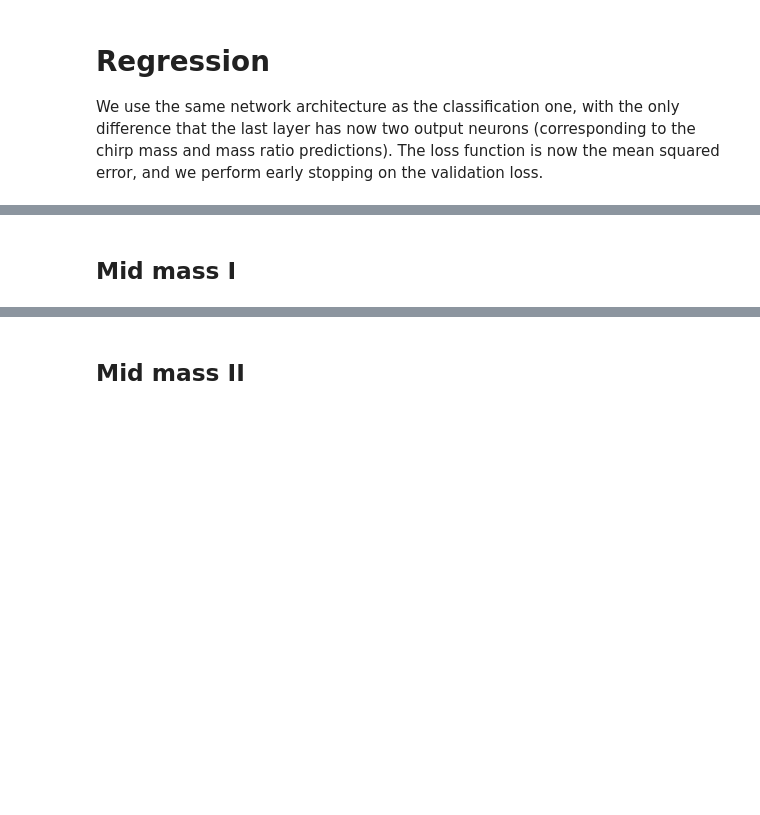
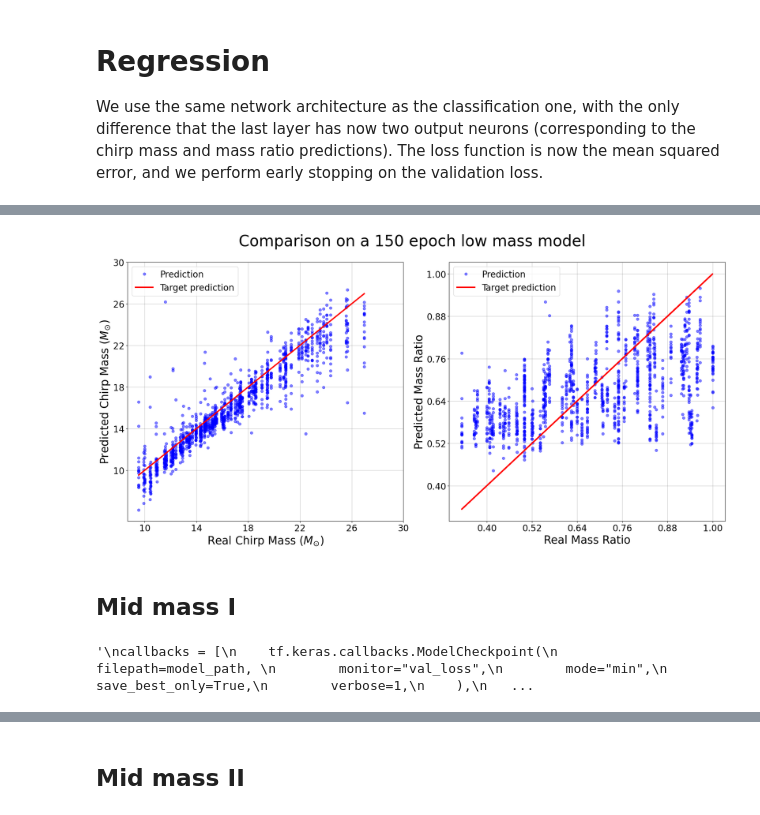
Before and after one commit to gaiavolpi/Thesis, a Jupyter notebook: 4_regression.ipynb, the cells around one changed output, grey strips where cells are left out. Cells and saved outputs as stored; diff of their text form; code cells hidden in the pictures; blank space fills up the shorter version.

Commit message:
finished classification and regression

```diff
--- a/4_regression.ipynb
+++ b/4_regression.ipynb
@@ -135,0 +275,13 @@ The procedure followed will be the same for all the different mass ranges:
+# %%
+model = tf.keras.models.load_model(model_path)
+mse, rmse = model.evaluate(test_dataset)
+y_pred = model.predict(X_test)
+y_pred = test_scaler.inverse_transform(y_pred)
+
+true_M = y_test[:,1].astype(np.float64)
+pred_M = y_pred[:,0]
+
+true_q = y_test[:,2].astype(np.float64)
+pred_q = y_pred[:,1]
+
+print(f"Test MSE: {mse}, Test RMSE: {rmse}")
@@ -135,0 +294,7 @@ The procedure followed will be the same for all the different mass ranges:
+# %%
+plot_regression(true_M, pred_M, true_q, pred_q,
+                title='Comparison on a 150 epoch low mass model',
+                ticks_M=np.linspace(10, 30, 6), ticks_q=np.linspace(0.4,1.0,6),
+                save_path=f'plots/{mass_range}_regression.png')
+# %% [output]
+[figure, added]
@@ -168,11 +364,12 @@ test_dataset, test_scaler = make_dataset(X_test, y_test, classification=False, b
 model_path = f"reg_models/{mass_range}_best_model.keras"
 logger_path = f"reg_models/training_log_{mass_range}.csv"
 
+'''
 callbacks = [
     tf.keras.callbacks.ModelCheckpoint(
         filepath=model_path,
-        monitor="val_accuracy",
-        mode="max",
+        monitor="val_loss",
+        mode="min",
         save_best_only=True,
         verbose=1,
     ),
@@ -182,3 +379,14 @@ callbacks = [
         append=False,
     )
 ]
+
+history = model.fit(
+    x=train_dataset,
+    validation_data=val_dataset,
+    epochs=150,
+    callbacks=callbacks,
+    verbose=1,
+)
+'''
+# %% [output]
+'\ncallbacks = [\n    tf.keras.callbacks.ModelCheckpoint(\n        filepath=model_path, \n        monitor="val_loss",\n        mode="min",\n        save_best_only=True,\n        verbose=1,\n    ),\n   ...
```
Also changed, not shown: parts of 44 cells of this notebook, 14 other files.
